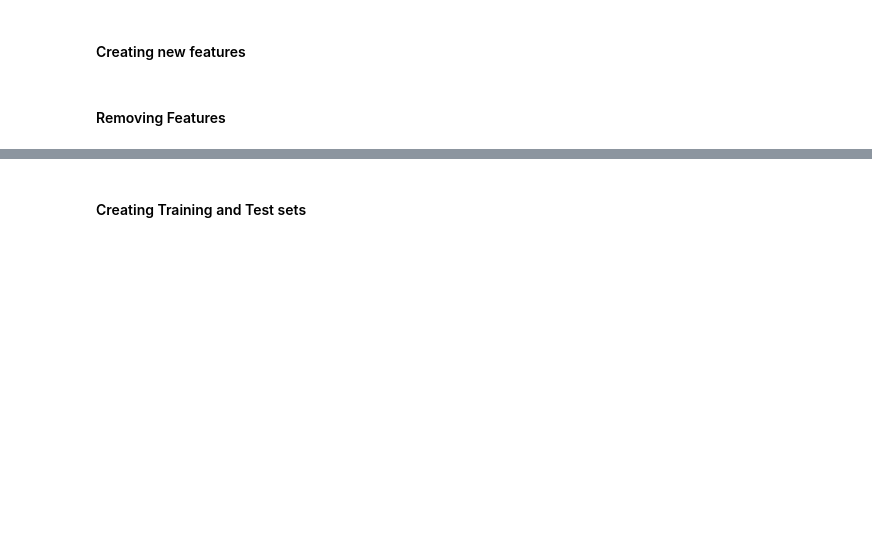
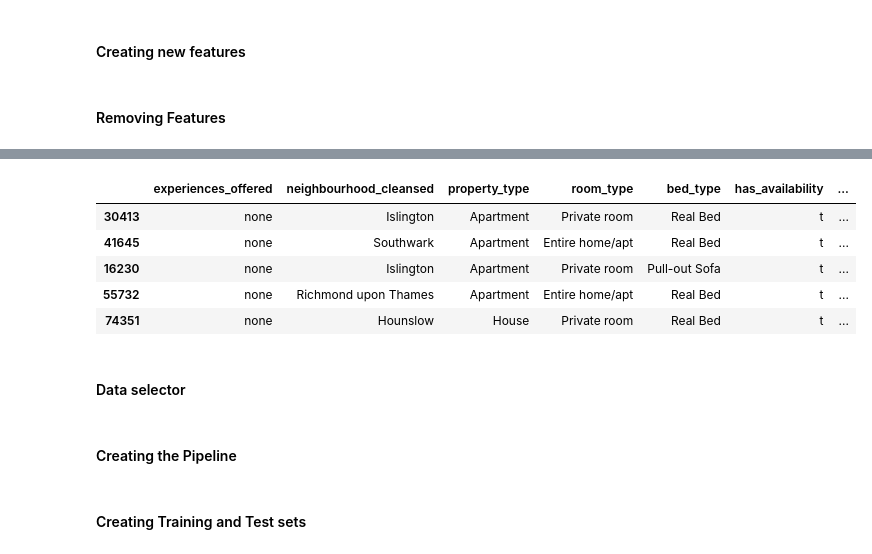
Before and after one commit to waltersmac/Predicting-AirBnB-Prices, a Jupyter notebook: notebooks/1.0-rw-data-exploration.ipynb, the cells around one changed output, grey strips where cells are left out. Saved outputs shown, nothing was run; the diff lists cells and outputs as text; code cells hidden in the pictures; blank space fills up the shorter version.

```diff
--- a/notebooks/1.0-rw-data-exploration.ipynb
+++ b/notebooks/1.0-rw-data-exploration.ipynb
@@ -377,0 +486,11 @@ df.head()
+# %%
+listings_cat.head()
+# %% [output]
+|  | experiences_offered | neighbourhood_cleansed | property_type | room_type | bed_type | has_availability | ... |
+| 30413 | none | Islington | Apartment | Private room | Real Bed | t | ... |
+| 41645 | none | Southwark | Apartment | Entire home/apt | Real Bed | t | ... |
+| 16230 | none | Islington | Apartment | Private room | Pull-out Sofa | t | ... |
+| 55732 | none | Richmond upon Thames | Apartment | Entire home/apt | Real Bed | t | ... |
+| 74351 | none | Hounslow | House | Private room | Real Bed | t | ... |
+# %% [markdown]
+#### Data selector
@@ -377,0 +508,2 @@ df.head()
+# %% [markdown]
+#### Creating the Pipeline
```
Also changed, not shown: parts of 76 cells of this notebook, 3 other files.
